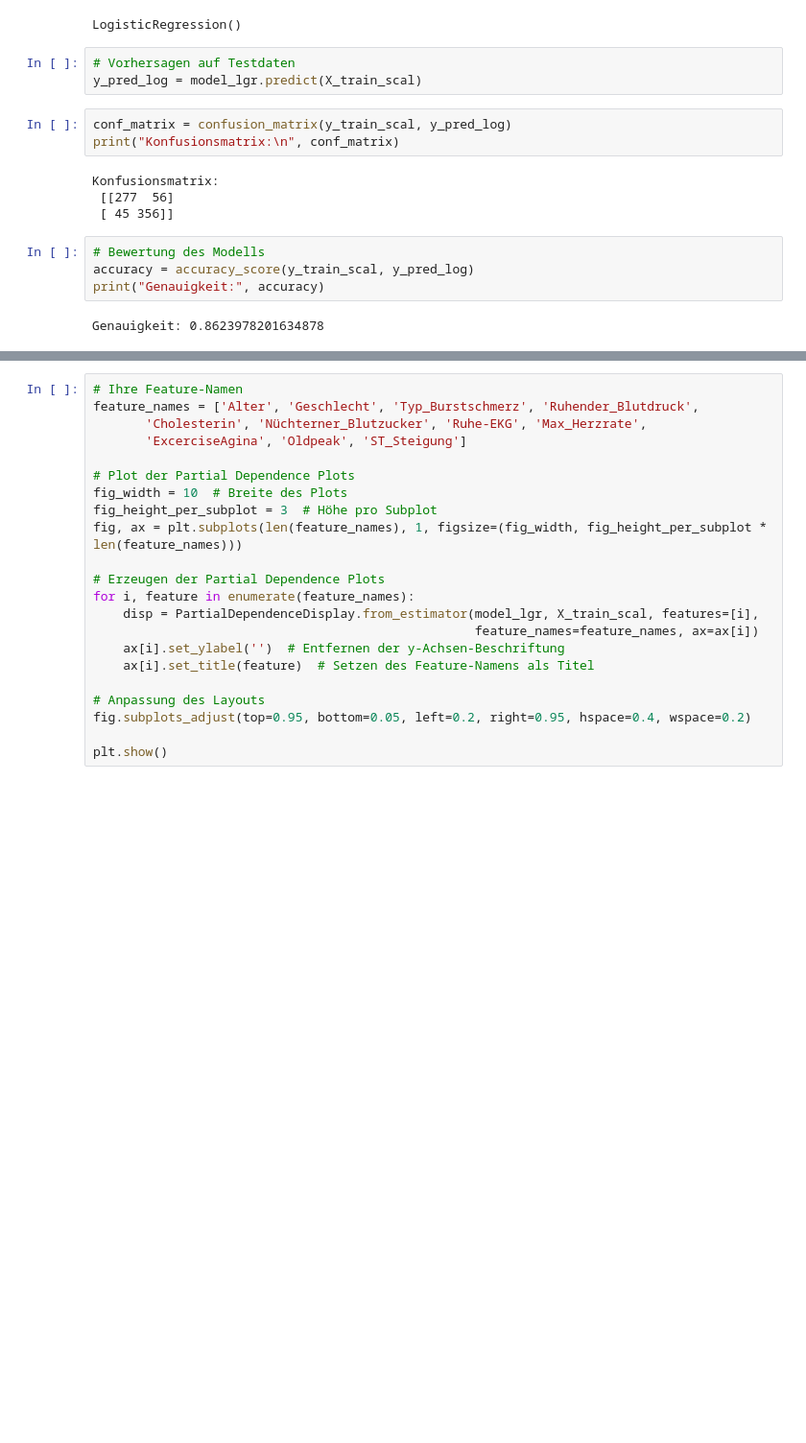
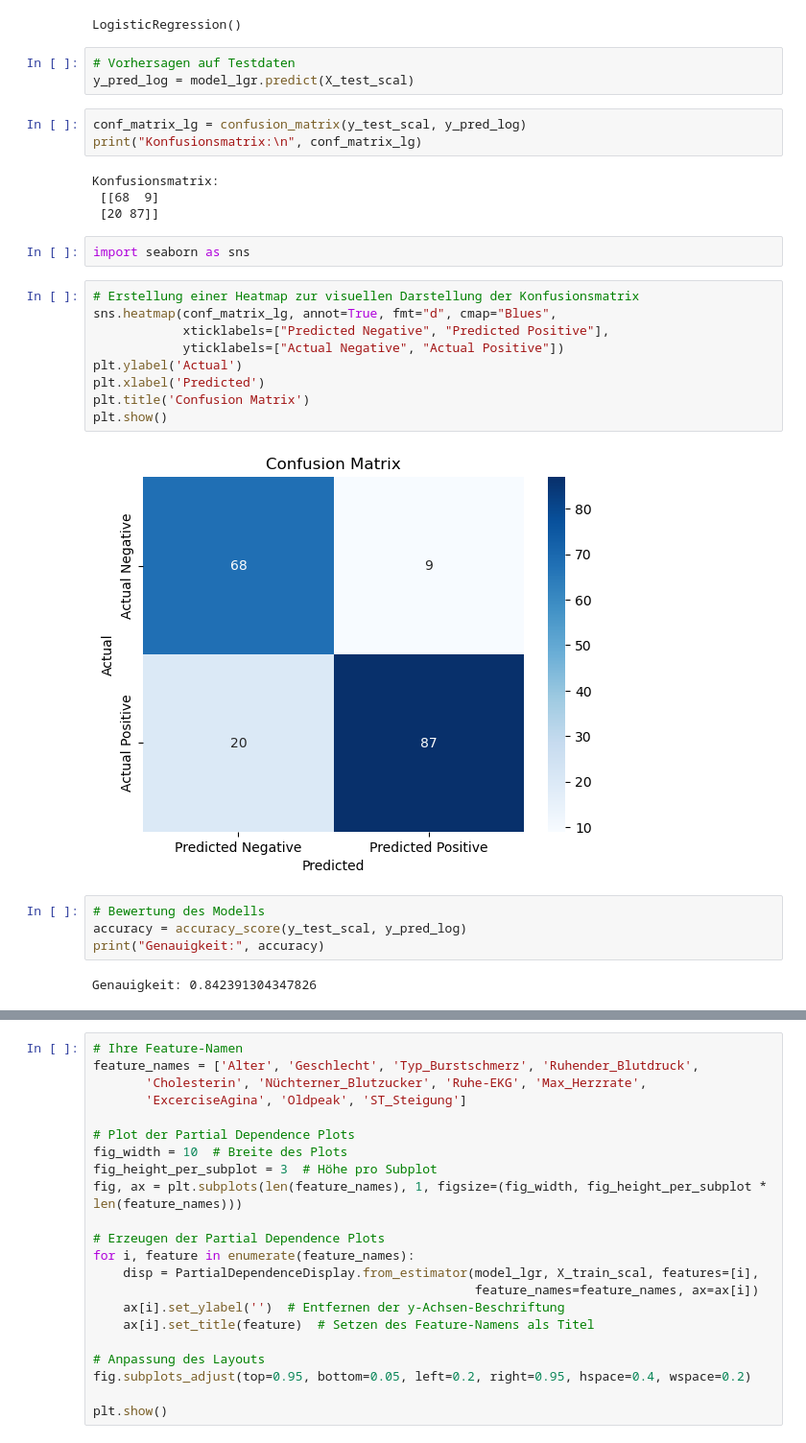
Before and after one commit to OOS-Team/DsKi_Erkl-rbarkeit_Algorithmen, a Jupyter notebook: Heart Failure/heart_failure.ipynb, the cells around one changed output, grey strips where cells are left out. Shown at 96% size. Cells and saved outputs as stored; diff of their text form; blank space fills up the shorter version.

Commit message:
Ergänzung von Confusion Matrix mit seaborn.

```diff
--- a/Heart Failure/heart_failure.ipynb
+++ b/Heart Failure/heart_failure.ipynb
@@ -197,18 +197,31 @@ model_lgr.fit(X_train_scal, y_train_scal)
 LogisticRegression()
 # %%
 # Vorhersagen auf Testdaten
-y_pred_log = model_lgr.predict(X_train_scal)
+y_pred_log = model_lgr.predict(X_test_scal)
 # %%
-conf_matrix = confusion_matrix(y_train_scal, y_pred_log)
-print("Konfusionsmatrix:\n", conf_matrix)
+conf_matrix_lg = confusion_matrix(y_test_scal, y_pred_log)
+print("Konfusionsmatrix:\n", conf_matrix_lg)
 # %% [output]
 Konfusionsmatrix:
- [[277  56]
- [ 45 356]]
+ [[68  9]
+ [20 87]]
+# %%
+import seaborn as sns
+# %%
+# Erstellung einer Heatmap zur visuellen Darstellung der Konfusionsmatrix
+sns.heatmap(conf_matrix_lg, annot=True, fmt="d", cmap="Blues",
+            xticklabels=["Predicted Negative", "Predicted Positive"],
+            yticklabels=["Actual Negative", "Actual Positive"])
+plt.ylabel('Actual')
+plt.xlabel('Predicted')
+plt.title('Confusion Matrix')
+plt.show()
+# %% [output]
+[figure, added]
 # %%
 # Bewertung des Modells
-accuracy = accuracy_score(y_train_scal, y_pred_log)
+accuracy = accuracy_score(y_test_scal, y_pred_log)
 print("Genauigkeit:", accuracy)
 # %% [output]
-Genauigkeit: 0.8623978201634878
+Genauigkeit: 0.842391304347826
 # %%
```
Also changed, not shown: parts of 5 cells of this notebook.
